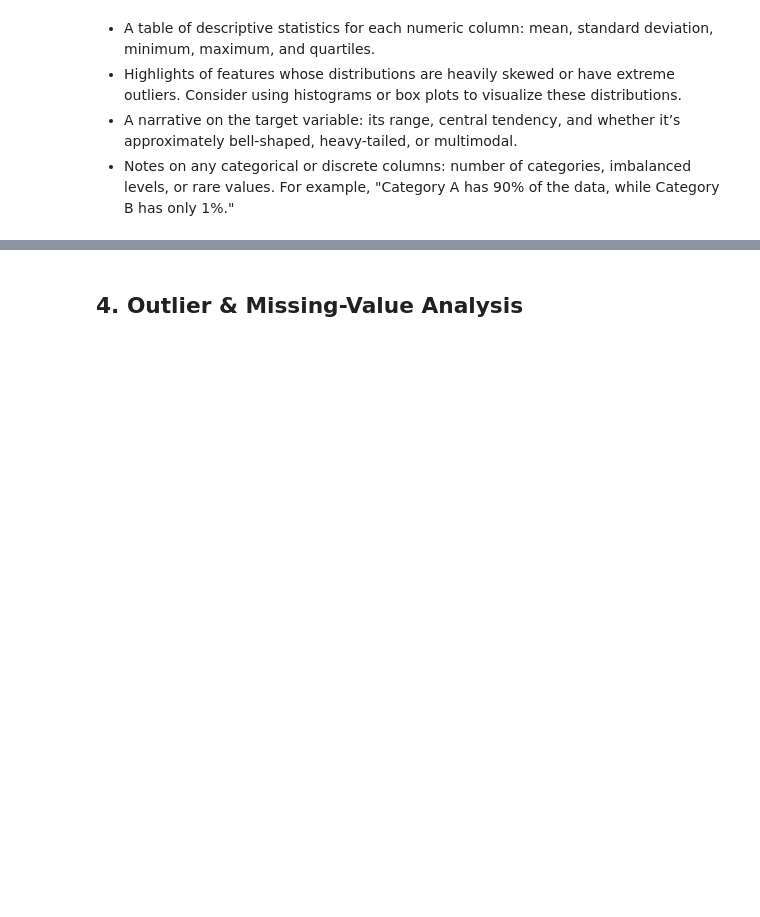
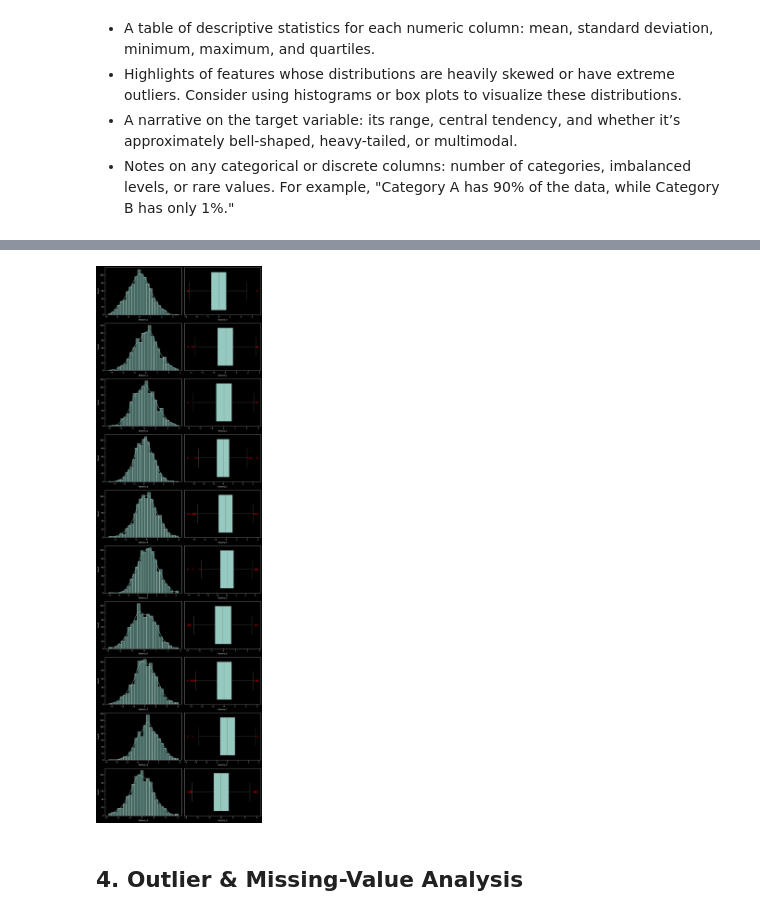
Before and after one commit to szm4c/bagging-boosting-stacking-study, a Jupyter notebook: notebooks/eda/regression_eda.ipynb, the cells around one changed output, grey strips where cells are left out. Saved outputs shown, nothing was run; the diff lists cells and outputs as text; code cells hidden in the pictures; blank space fills up the shorter version.

```diff
--- a/notebooks/eda/regression_eda.ipynb
+++ b/notebooks/eda/regression_eda.ipynb
@@ -128,3 +205,19 @@ Descriptive Statistics:
+# %%
+# Plot one under the other pairs (histogram + boxplot)
+nrows = df.shape[1] - 1
+fig, ax = plt.subplots(nrows=nrows, ncols=2, figsize=(12, 4 * nrows))
+
+# Customize boxplot colors
+flierprops = dict(marker="o", markeredgecolor="red", markersize=8, linestyle="none")
+
+for row, col_name in enumerate(df.drop(columns="target").columns):
+    sns.histplot(df[col_name], kde=True, ax=ax[row, 0])
+    sns.boxplot(x=df[col_name], ax=ax[row, 1], flierprops=flierprops)
+
+plt.tight_layout()
+plt.show()
+# %% [output]
+[figure, added]
 # %% [markdown]
 ## 4. Outlier & Missing-Value Analysis
 # %% [markdown]
```
Also changed, not shown: parts of 31 cells of this notebook.
